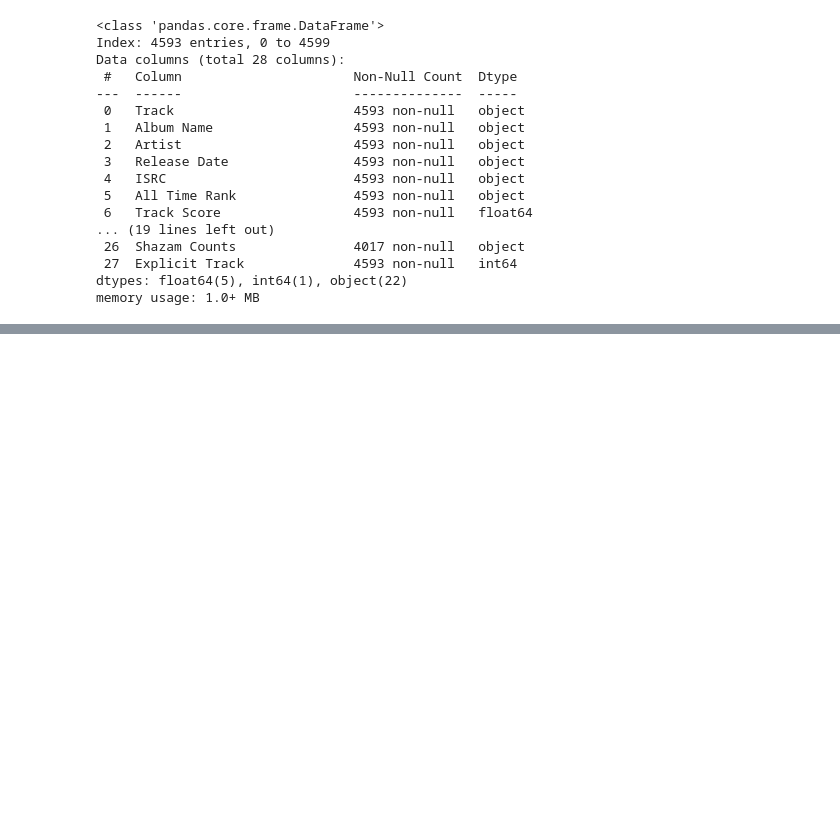
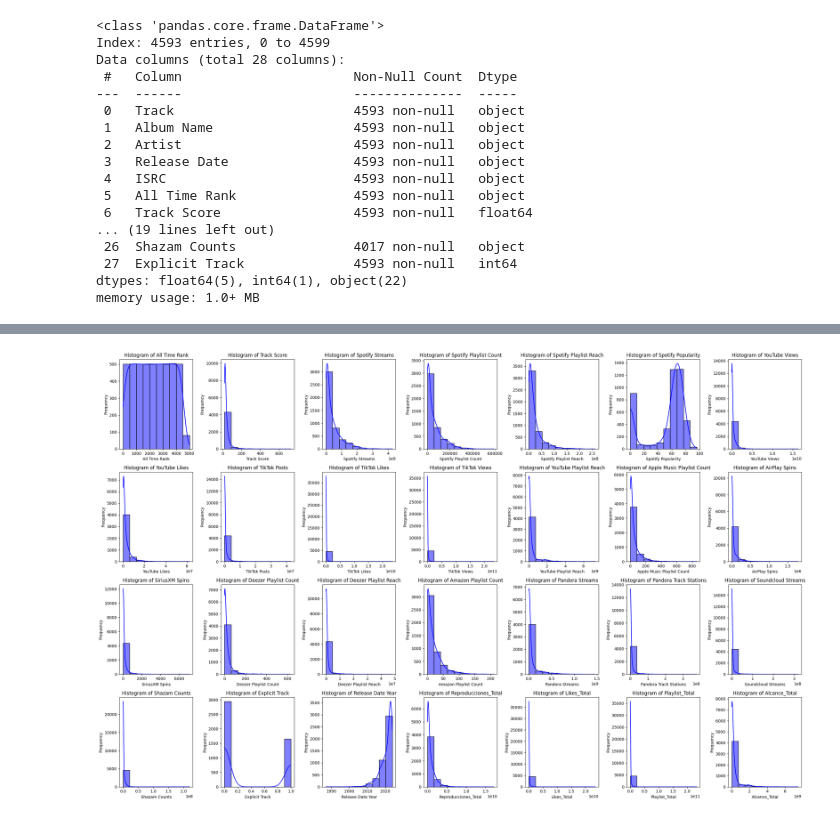
Before and after one commit to desareca/Tareas_Analisis_Datos-G6, a Jupyter notebook: Tarea_I_Analisis_de_Datos_Grupo_6.ipynb, the cells around one changed output, grey strips where cells are left out. Drawn from its saved outputs; the diff is of its cells as text; code cells hidden in the pictures; blank space fills up the shorter version.

```diff
--- a/Tarea_I_Analisis_de_Datos_Grupo_6.ipynb
+++ b/Tarea_I_Analisis_de_Datos_Grupo_6.ipynb
@@ -181,6 +184,17 @@ cols_plataformas = ['Spotify Streams', 'Spotify Playlist Count', 'Spotify Playli
 
 for col_p in cols_plataformas:
     df[col_p] = df[col_p].str.replace(',', '').fillna(0).astype(float)
+# %%
+# Revisar que implican los datos faltantes que siguen
+# Se imputan, pero depende del contexto
+
+# Spotify Popularity va de 0 a 100 al parecer, se imputará con 0
+df['Spotify Popularity'] = df['Spotify Popularity'].fillna(0)
+
+# Apple Music Playlist Count, Deezer Playlist Count y Amazon Playlist Count se asume que los NaN no están registrados, se imputa con 0
+df['Apple Music Playlist Count'] = df['Apple Music Playlist Count'].fillna(0)
+df['Deezer Playlist Count'] = df['Deezer Playlist Count'].fillna(0)
+df['Amazon Playlist Count'] = df['Amazon Playlist Count'].fillna(0)
 # %%
 df.info()
 # %% [output]
@@ -226,3 +240,10 @@ df[df['All Time Rank'].isin(df.groupby('All Time Rank')['All Time Rank'].count()
+# %%
+# Variables Adicionales
+# Podría ser necesario algún tipo de estandarización
+df['Reproducciones_Total'] = df[['Spotify Streams', 'YouTube Views', 'TikTok Posts', 'AirPlay Spins', 'SiriusXM Spins', 'Pandora Streams', 'Soundcloud Streams', 'Shazam Counts']].sum(1)
+df['Likes_Total'] = df[['YouTube Likes', 'TikTok Likes']].sum(1)
+df['Playlist_Total'] = df[['Spotify Playlist Count', 'TikTok Views', 'Apple Music Playlist Count', 'Deezer Playlist Count', 'Amazon Playlist Count', 'Pandora Track Stations']].sum(1)
+df['Alcance_Total'] = df[['Spotify Playlist Reach', 'YouTube Playlist Reach', 'Deezer Playlist Reach']].sum(1)
 # %%
 df.describe(include='all').T
 # %% [output]
@@ -270,0 +267,24 @@ df.groupby('Release Date Year').sum(numeric_only=True).T
+# %%
+# Gracias Chat GPT :)
+# Visualización Histogramas
+numeric_columns = df.select_dtypes(include='number').columns
+
+n_cols = 7
+n_rows = len(numeric_columns) // n_cols + int(len(numeric_columns) % n_cols != 0)
+
+fig, axes = plt.subplots(n_rows, n_cols, figsize=(25, 4 * n_rows))
+axes = axes.flatten() if len(numeric_columns) > 1 else [axes]
+
+for i, col in enumerate(numeric_columns):
+    sns.histplot(df[col], kde=True, ax=axes[i], color='blue', bins=10)
+    axes[i].set_title(f'Histogram of {col}')
+    axes[i].set_xlabel(col)
+    axes[i].set_ylabel('Frequency')
+
+for j in range(i + 1, len(axes)):
+    fig.delaxes(axes[j])
+
+plt.tight_layout()
+plt.show()
+# %% [output]
+[figure, added]
```
Also changed, not shown: parts of 6 cells of this notebook.
